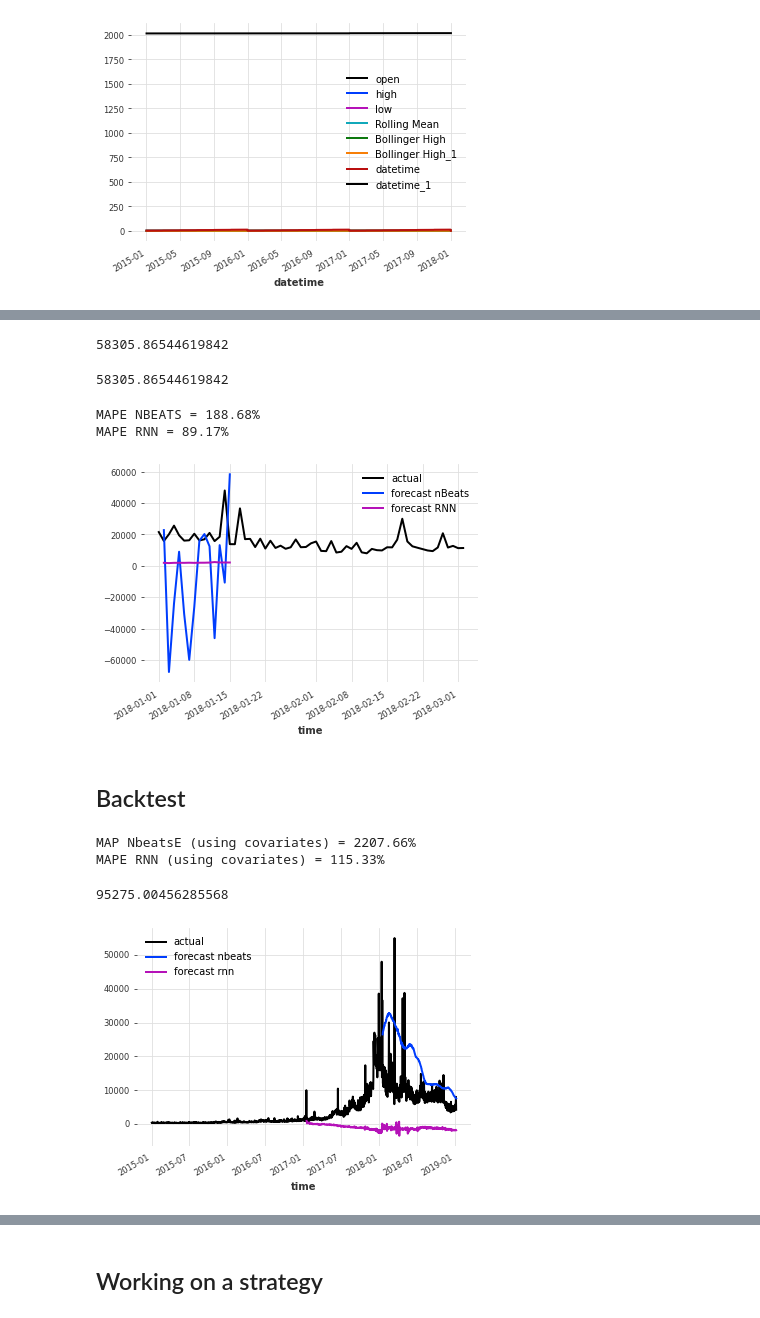
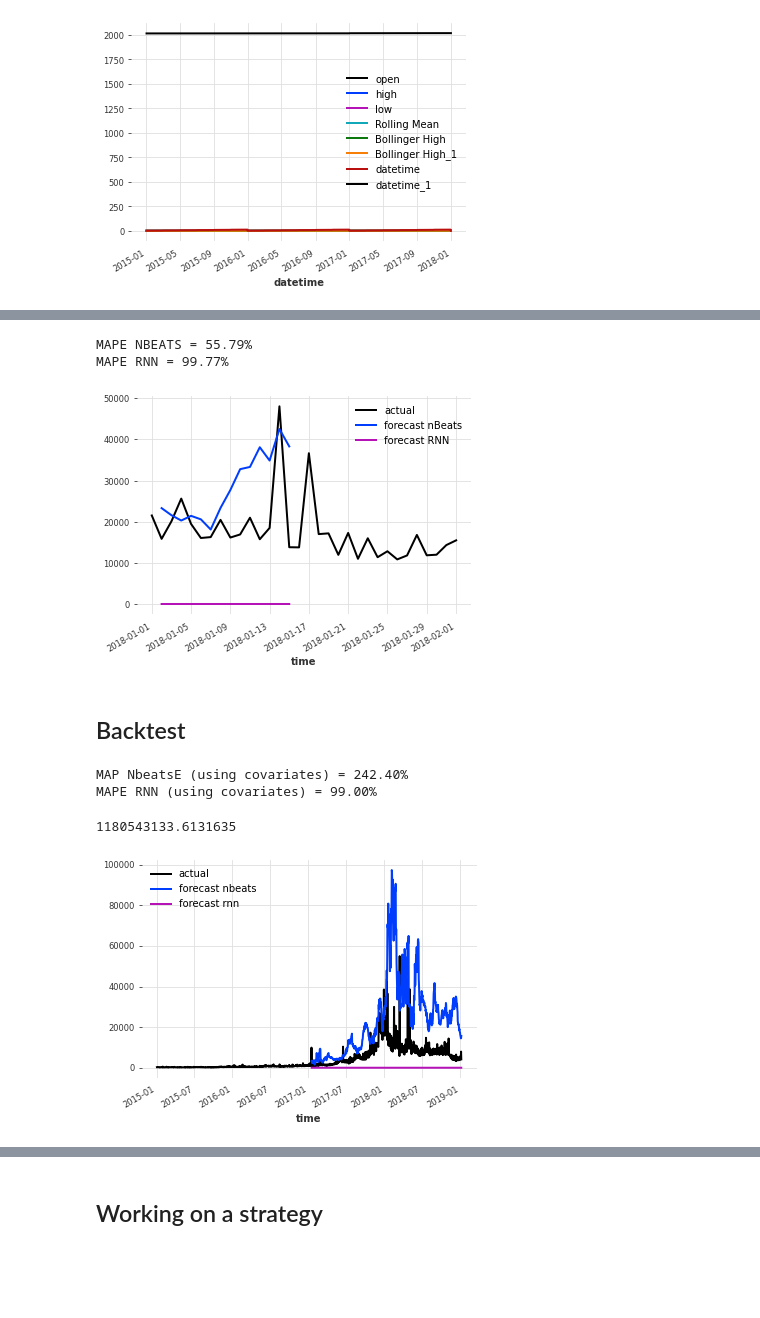
Before and after one commit to jonhilgart22/go-trader, a Jupyter notebook: notebooks/bollinger_bands_and_ml.ipynb, the cells around one changed output, grey strips where cells are left out. Drawn from its saved outputs; the diff is of its cells as text; code cells hidden in the pictures; blank space fills up the shorter version.

```diff
--- a/notebooks/data_exploration.ipynb
+++ b/notebooks/bollinger_bands_and_ml.ipynb
@@ -430,8 +432,8 @@ all_covariates_train.plot()
 # %% [output]
 [figure]
 # %%
-model_close = NBEATSModel(input_chunk_length=30, output_chunk_length=14, n_epochs=10, random_state=0)
+model_close = NBEATSModel(input_chunk_length=30, output_chunk_length=14, n_epochs=50, random_state=0)
 
 
-model_close.fit(series = close_train_transformed, past_covariates = [all_covariates_train],  verbose=True)
+model_close.fit(series = close_train, past_covariates = [all_covariates_transformed_train],  verbose=True)
 # %% [output]
@@ -439,6 +441,6 @@ Training loss: 3359.0222
 # %%
-model_close_rnn = BlockRNNModel(input_chunk_length=30, output_chunk_length=14, n_epochs=10, random_state=0)
+model_close_rnn = BlockRNNModel(input_chunk_length=30, output_chunk_length=14, n_epochs=50, random_state=0)
 
 
-model_close_rnn.fit(series = close_train_transformed, past_covariates = [all_covariates_train],  verbose=True)
+model_close_rnn.fit(series = close_train, past_covariates = [all_covariates_transformed_train],  verbose=True)
 # %% [output]
@@ -446,31 +448,26 @@ Training loss: 0.1159
 # %%
-pred_close = model_close.predict(n=14, series=close_train_transformed, past_covariates = [all_covariates_train])
-pred_close_rnn = model_close_rnn.predict(n=14, series=close_train_transformed, past_covariates = [all_covariates_train])
-close_transformer.inverse_transform(pred_close).last_value()
+pred_close_nbeats = model_close.predict(n=14, series=close_train, past_covariates = [all_covariates_transformed_train])
+pred_close_rnn = model_close_rnn.predict(n=14, series=close_train, past_covariates = [all_covariates_transformed_train])
-# %% [output]
-58305.86544619842
-# %%
-close_transformer.inverse_transform(pred_close).last_value()
-# %% [output]
-58305.86544619842
 # %%
 # no bollinger ban
-close_series.slice(pd.to_datetime("2018-01-01"), pd.to_datetime("2018-03-02")).plot(label='actual')
+close_series.slice(pd.to_datetime("2018-01-01"), pd.to_datetime("2018-02-01")).plot(label='actual')
 plt.title('NBeats model')
-close_transformer.inverse_transform(pred_close).plot(label='forecast nBeats')
-close_transformer.inverse_transform(pred_close_rnn).plot(label='forecast RNN')
+pred_close_nbeats.plot(label='forecast nBeats')
+pred_close_rnn.plot(label='forecast RNN')
 plt.legend();
-print('MAPE NBEATS = {:.2f}%'.format(mape(close_series  , close_transformer.inverse_transform(pred_close))))
-print('MAPE RNN = {:.2f}%'.format(mape(close_series, close_transformer.inverse_transform(pred_close_rnn))))
+print('MAPE NBEATS = {:.2f}%'.format(mape(close_series.slice(pd.to_datetime("2018-01-01"), pd.to_datetime("2018-01-15"))  ,
+                                          pred_close_nbeats)))
+print('MAPE RNN = {:.2f}%'.format(mape(close_series.slice(pd.to_datetime("2018-01-01"), pd.to_datetime("2018-01-15")),
+                                       pred_close_rnn)))
 # %% [output]
-MAPE NBEATS = 188.68%
-MAPE RNN = 89.17%
+MAPE NBEATS = 55.79%
+MAPE RNN = 99.77%
-[figure, old version]
+[figure, new version]
 # %% [markdown]
 ## Backtest
 # %%
 
-backtest_nbeats = model_close.historical_forecasts(close_series_transformed,
+backtest_nbeats = model_close.historical_forecasts(close_series,
                                               past_covariates=all_covariates_series_stacked,
                                               start=0.5,
                                               forecast_horizon=14,
@@ -479,7 +476,7 @@ backtest_nbeats = model_close.historical_forecasts(close_series_transformed,
                                               verbose=True)
 # %%
 
-backtest_rnn = model_close_rnn.historical_forecasts(close_series_transformed,
+backtest_rnn = model_close_rnn.historical_forecasts(close_series,
                                               past_covariates=all_covariates_series_stacked,
                                               start=0.5,
                                               forecast_horizon=14,
@@ -488,16 +485,18 @@ backtest_rnn = model_close_rnn.historical_forecasts(close_series_transformed,
                                               verbose=True)
 # %%
 close_series.plot(label='actual')
-close_transformer.inverse_transform(backtest_cov).plot(label='forecast nbeats')
-close_transformer.inverse_transform(backtest_rnn).plot(label='forecast rnn')
+
+backtest_nbeats.plot(label='forecast nbeats')
+backtest_rnn.plot(label='forecast rnn')
+
 plt.legend();
-print('MAP NbeatsE (using covariates) = {:.2f}%'.format(mape(close_series, close_transformer.inverse_transform(backtest_nbeats))))
-print('MAPE RNN (using covariates) = {:.2f}%'.format(mape(close_series, close_transformer.inverse_transform(backtest_rnn))))
+print('MAP NbeatsE (using covariates) = {:.2f}%'.format(mape(close_series, backtest_nbeats)))
+print('MAPE RNN (using covariates) = {:.2f}%'.format(mape(close_series, backtest_rnn)))
 
 
 sqrt(mse(close_series, close_transformer.inverse_transform(backtest_nbeats)))
 # %% [output]
-MAP NbeatsE (using covariates) = 2207.66%
-MAPE RNN (using covariates) = 115.33%
+MAP NbeatsE (using covariates) = 242.40%
+MAPE RNN (using covariates) = 99.00%
-95275.00456285568
+1180543133.6131635
-[figure, old version]
+[figure, new version]
```
Also changed, not shown: parts of 13 cells of this notebook, 5 other files.
